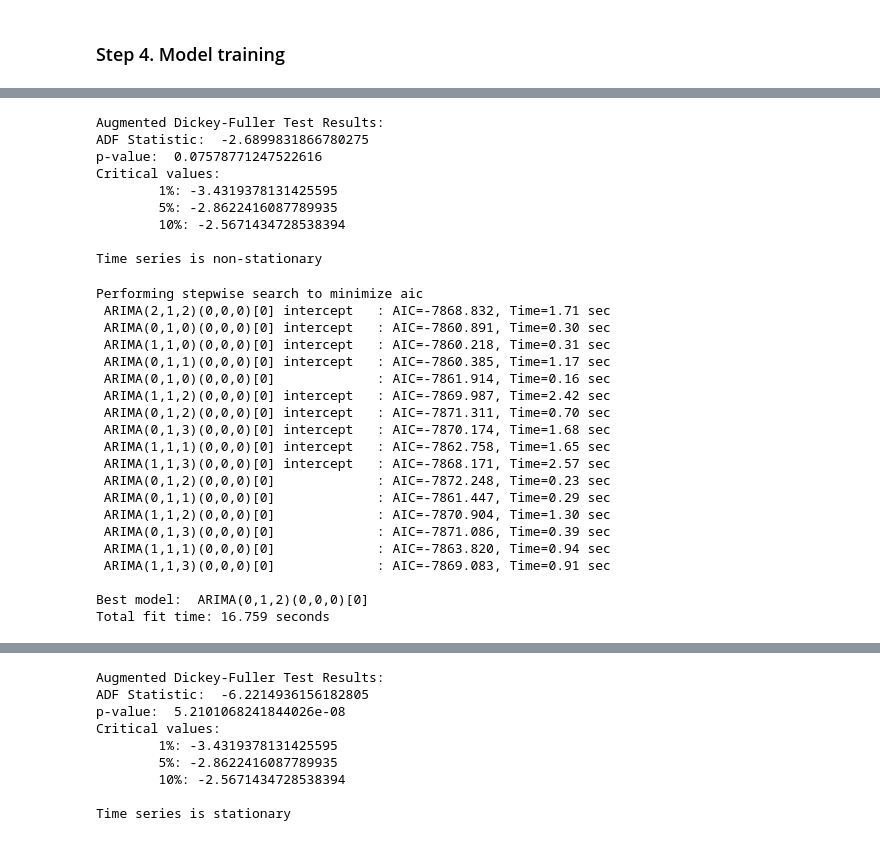
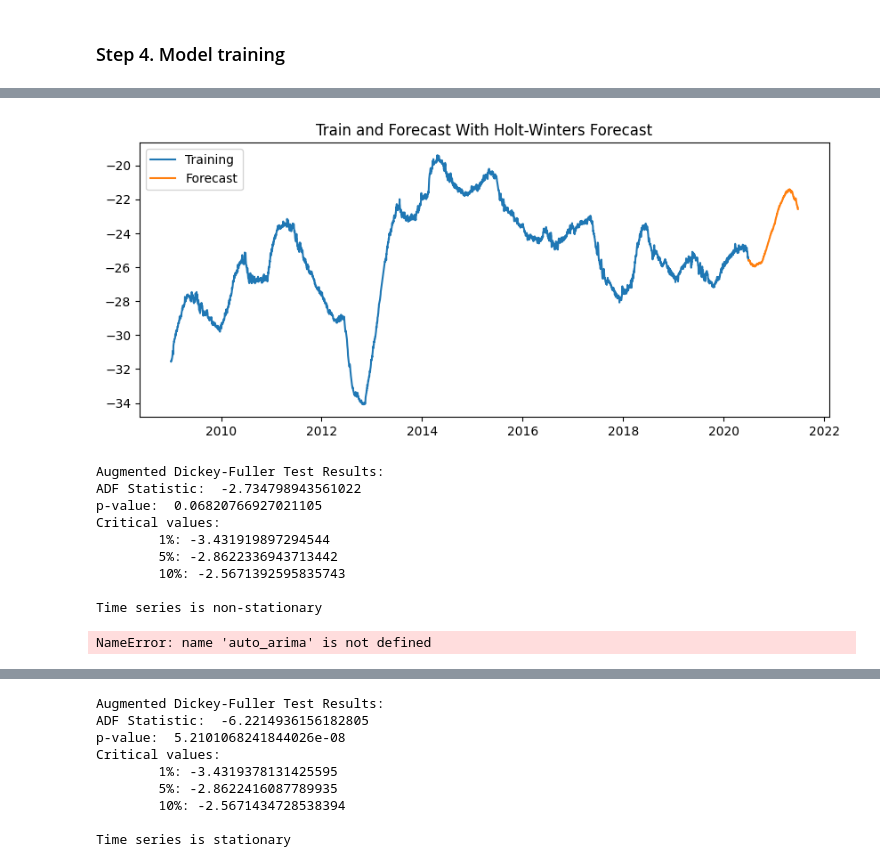
Before and after one commit to 4GeeksAcademy/remelop_Time_Series_Project, a Jupyter notebook: src/Time_Series_Project.ipynb, the cells around one changed output, grey strips where cells are left out. Saved outputs shown, nothing was run; the diff lists cells and outputs as text; code cells hidden in the pictures.

```diff
--- a/src/Time_Series_Project.ipynb
+++ b/src/Time_Series_Project.ipynb
@@ -235,3 +245,24 @@ def model_assessment(train, test, predictions, chart_title):
+# %%
+# Holt - Winters Model
+holt_win_model = ExponentialSmoothing(ts['Depth_to_Groundwater'],
+                             trend    = 'add',
+                             seasonal = 'add',
+                             seasonal_periods = 360).fit()
+forecast = holt_win_model.forecast(steps=360)
+# %%
+# Fuction to plot the future
+def plot_future(y, forecast, title):
+    # Plot training and forecasts
+    plt.figure(figsize=(10,4))
+    plt.plot(y, label = 'Training')
+    plt.plot(forecast, label = 'Forecast')
+    plt.title(f'Train and Forecast With {title}')
+    plt.legend()
+    plt.show()
+# %%
+plot_future(ts['Depth_to_Groundwater'], forecast, 'Holt-Winters Forecast')
+# %% [output]
+[figure, added]
 # %%
 # Check for stationarity using Augmented Dickey-Fuller test
 def check_stationary(time_series):
@@ -244,21 +275,21 @@ def check_stationary(time_series):
         print(f'\t{key}: {value}')
     return result[1]<0.05
 
-is_stationary = check_stationary(data_c['Depth_to_Groundwater'])
+is_stationary = check_stationary(ts['Depth_to_Groundwater'])
 print(f"\nTime series is {'stationary' if is_stationary else 'non-stationary'}")
 # %% [output]
 Augmented Dickey-Fuller Test Results:
-ADF Statistic:  -2.6899831866780275
-p-value:  0.07578771247522616
+ADF Statistic:  -2.734798943561022
+p-value:  0.06820766927021105
 Critical values:
-        1%: -3.4319378131425595
-        5%: -2.8622416087789935
-        10%: -2.5671434728538394
+        1%: -3.431919897294544
+        5%: -2.8622336943713442
+        10%: -2.5671392595835743
 
 Time series is non-stationary
 # %%
 # Find and fit ARIMA model
-auto_model = auto_arima(ts,
+auto_model = auto_arima(ts['Depth_to_Groundwater'],
                         #start_p=0, start_q=0,
                         #max_p=5, maxq=5,
                         #m=7, #7-diariamente, 12-mensual, 52-semanal
@@ -270,24 +301,5 @@ auto_model = auto_arima(ts,
                         #stepwise=True
                         )
 # %% [output]
-Performing stepwise search to minimize aic
- ARIMA(2,1,2)(0,0,0)[0] intercept   : AIC=-7868.832, Time=1.71 sec
- ARIMA(0,1,0)(0,0,0)[0] intercept   : AIC=-7860.891, Time=0.30 sec
- ARIMA(1,1,0)(0,0,0)[0] intercept   : AIC=-7860.218, Time=0.31 sec
- ARIMA(0,1,1)(0,0,0)[0] intercept   : AIC=-7860.385, Time=1.17 sec
- ARIMA(0,1,0)(0,0,0)[0]             : AIC=-7861.914, Time=0.16 sec
- ARIMA(1,1,2)(0,0,0)[0] intercept   : AIC=-7869.987, Time=2.42 sec
- ARIMA(0,1,2)(0,0,0)[0] intercept   : AIC=-7871.311, Time=0.70 sec
- ARIMA(0,1,3)(0,0,0)[0] intercept   : AIC=-7870.174, Time=1.68 sec
- ARIMA(1,1,1)(0,0,0)[0] intercept   : AIC=-7862.758, Time=1.65 sec
- ARIMA(1,1,3)(0,0,0)[0] intercept   : AIC=-7868.171, Time=2.57 sec
- ARIMA(0,1,2)(0,0,0)[0]             : AIC=-7872.248, Time=0.23 sec
- ARIMA(0,1,1)(0,0,0)[0]             : AIC=-7861.447, Time=0.29 sec
- ARIMA(1,1,2)(0,0,0)[0]             : AIC=-7870.904, Time=1.30 sec
- ARIMA(0,1,3)(0,0,0)[0]             : AIC=-7871.086, Time=0.39 sec
- ARIMA(1,1,1)(0,0,0)[0]             : AIC=-7863.820, Time=0.94 sec
- ARIMA(1,1,3)(0,0,0)[0]             : AIC=-7869.083, Time=0.91 sec
-
-Best model:  ARIMA(0,1,2)(0,0,0)[0]
-Total fit time: 16.759 seconds
+NameError: name 'auto_arima' is not defined
 # %%
```
Also changed, not shown: parts of 14 cells of this notebook.
